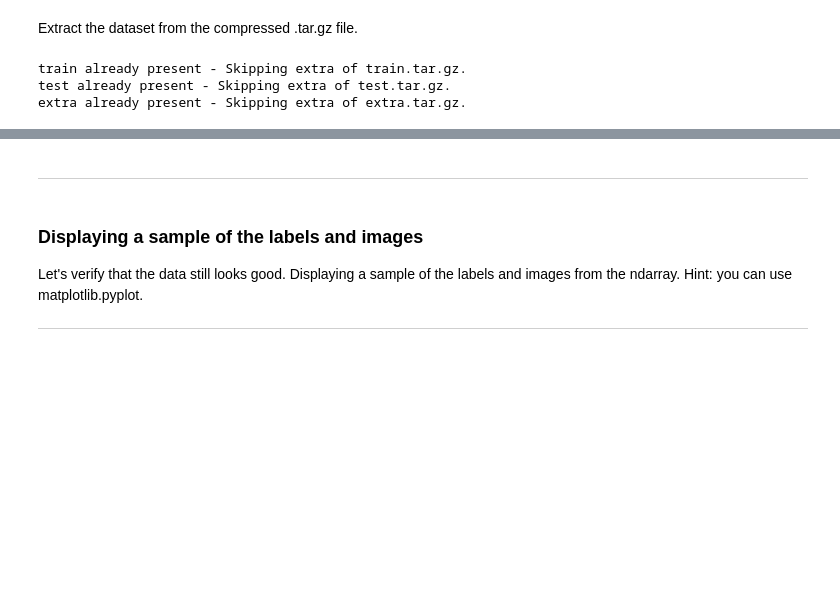
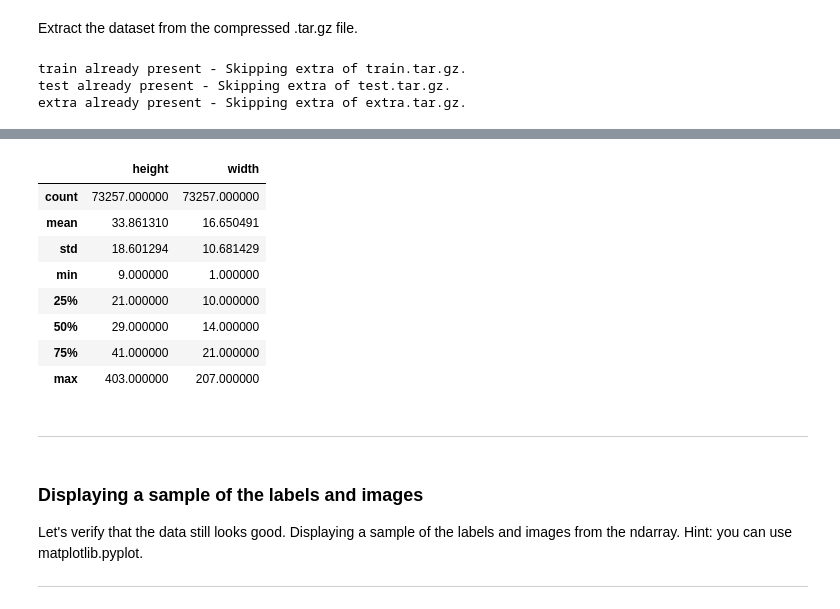
Before and after one commit to SayakaNogawa/Capstone_Deep_Learning, a Jupyter notebook: build_a_live_camera.ipynb, the cells around one changed output, grey strips where cells are left out. Cells and saved outputs as stored; diff of their text form; code cells hidden in the pictures; blank space fills up the shorter version.

```diff
--- a/build_a_live_camera.ipynb
+++ b/build_a_live_camera.ipynb
@@ -103,0 +169,8 @@ extra already present - Skipping extra of extra.tar.gz.
+# %%
+import pandas as pd
+
+f = h5py.File(train_folders + '/digitStruct.mat','r')
+train_data_boxes = f.get('digitStruct/bbox')
+print(list(f[train_data_boxes[0][0]].keys()))
+print(f[f[train_data_boxes[0][0]]['height'][0][0]][0][0])
+print(f[f[train_data_boxes[0][0]]['width'][0][0]][0][0])
@@ -103,0 +181,17 @@ extra already present - Skipping extra of extra.tar.gz.
+# %%
+box_heights = []
+box_widths = []
+for b in train_data_boxes:
+    b = f[b[0]]
+    for height in b['height']:
+        height = height[0]
+        if not isinstance(height, float):
+            height = f[height][0][0]
+        box_heights.append(height)
+    for width in b['width']:
+        width = width[0]
+        if not isinstance(width, float):
+            width = f[width][0][0]
+        box_widths.append(width)
+box_dims = pd.DataFrame({ 'width': box_widths, 'height': box_heights })
+box_dims.head()
@@ -104,3 +205,15 @@ extra already present - Skipping extra of extra.tar.gz.
+# %%
+box_dims.describe()
+# %% [output]
+|  | height | width |
+| count | 73257.000000 | 73257.000000 |
+| mean | 33.861310 | 16.650491 |
+| std | 18.601294 | 10.681429 |
+| min | 9.000000 | 1.000000 |
+| 25% | 21.000000 | 10.000000 |
+| 50% | 29.000000 | 14.000000 |
+| 75% | 41.000000 | 21.000000 |
+| max | 403.000000 | 207.000000 |
 # %% [markdown]
 --------
 # %% [markdown]
```
Also changed, not shown: parts of 6 cells of this notebook.
